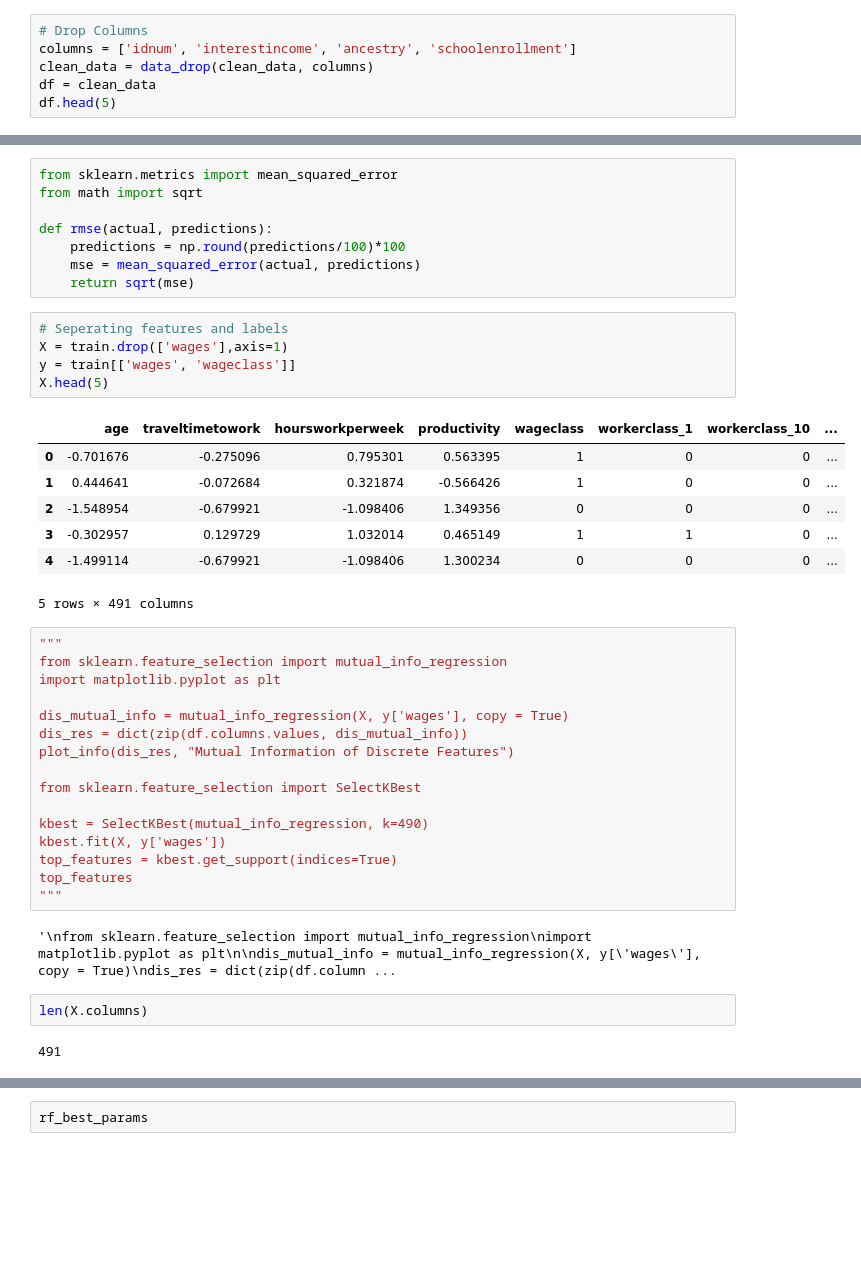
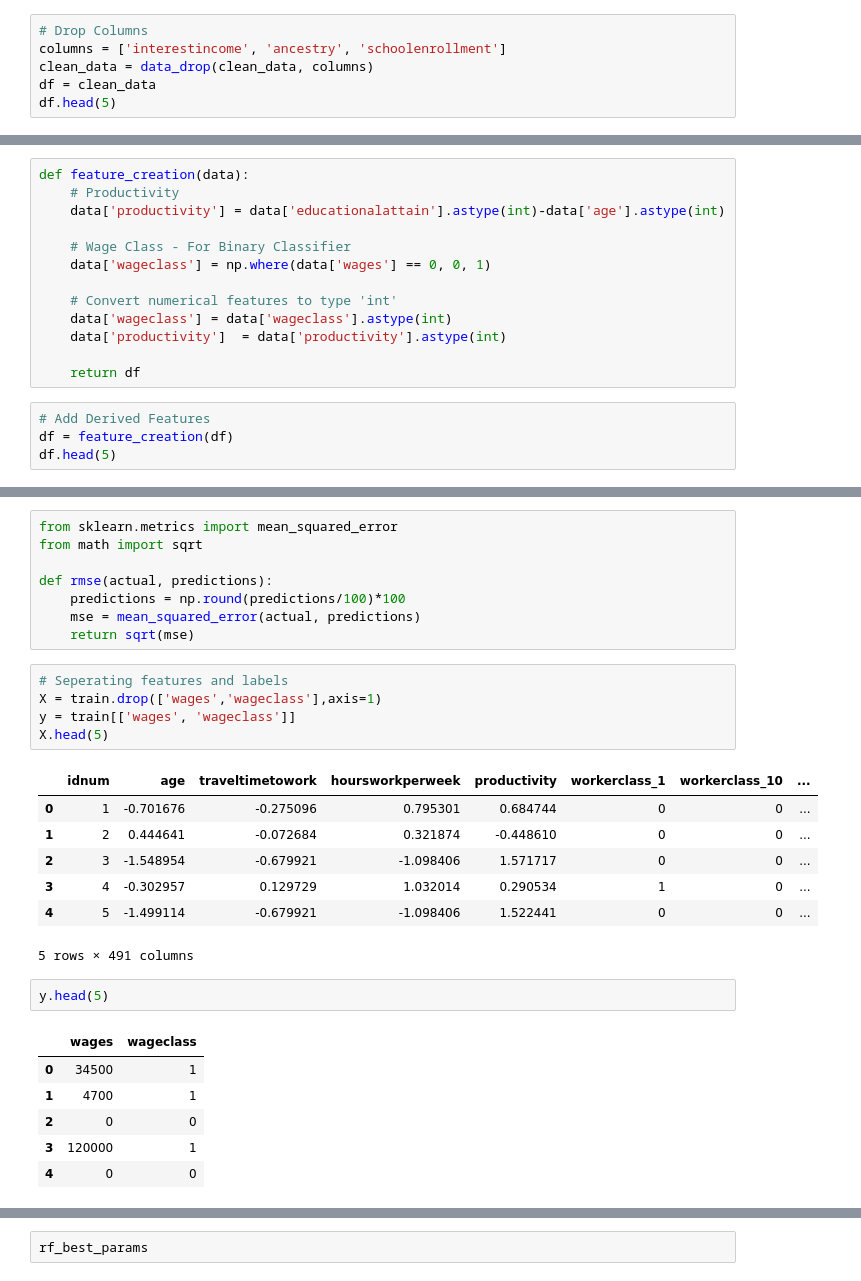
Before and after one commit to akshaytambe/Machine-Learning, a Jupyter notebook: Final Project/apt321_ss11381_ML_Final_Project_HW5.ipynb, the cells around one changed output, grey strips where cells are left out. Drawn from its saved outputs; the diff is of its cells as text; blank space fills up the shorter version.

```diff
--- a/Final Project/apt321_ss11381_ML_Final_Project_HW5.ipynb
+++ b/Final Project/apt321_ss11381_ML_Final_Project_HW5.ipynb
@@ -184,7 +227,7 @@ Based on Information Gain, we drop:
 </div>
 # %%
 # Drop Columns
-columns = ['idnum', 'interestincome', 'ancestry', 'schoolenrollment']
+columns = ['interestincome', 'ancestry', 'schoolenrollment']
 clean_data = data_drop(clean_data, columns)
 df = clean_data
 df.head(5)
@@ -197,0 +254,17 @@ df.head(5)
+# %%
+def feature_creation(data):
+    # Productivity
+    data['productivity'] = data['educationalattain'].astype(int)-data['age'].astype(int)
+
+    # Wage Class - For Binary Classifier
+    data['wageclass'] = np.where(data['wages'] == 0, 0, 1)
+
+    # Convert numerical features to type 'int'
+    data['wageclass'] = data['wageclass'].astype(int)
+    data['productivity']  = data['productivity'].astype(int)
+
+    return df
+# %%
+# Add Derived Features
+df = feature_creation(df)
+df.head(5)
@@ -322,39 +420,26 @@ def rmse(actual, predictions):
     return sqrt(mse)
 # %%
 # Seperating features and labels
-X = train.drop(['wages'],axis=1)
+X = train.drop(['wages','wageclass'],axis=1)
 y = train[['wages', 'wageclass']]
 X.head(5)
 # %% [output]
-|  | age | traveltimetowork | hoursworkperweek | productivity | wageclass | workerclass_1 | workerclass_10 | ... |
-| 0 | -0.701676 | -0.275096 | 0.795301 | 0.563395 | 1 | 0 | 0 | ... |
-| 1 | 0.444641 | -0.072684 | 0.321874 | -0.566426 | 1 | 0 | 0 | ... |
-| 2 | -1.548954 | -0.679921 | -1.098406 | 1.349356 | 0 | 0 | 0 | ... |
-| 3 | -0.302957 | 0.129729 | 1.032014 | 0.465149 | 1 | 1 | 0 | ... |
-| 4 | -1.499114 | -0.679921 | -1.098406 | 1.300234 | 0 | 0 | 0 | ... |
+|  | idnum | age | traveltimetowork | hoursworkperweek | productivity | workerclass_1 | workerclass_10 | ... |
+| 0 | 1 | -0.701676 | -0.275096 | 0.795301 | 0.684744 | 0 | 0 | ... |
+| 1 | 2 | 0.444641 | -0.072684 | 0.321874 | -0.448610 | 0 | 0 | ... |
+| 2 | 3 | -1.548954 | -0.679921 | -1.098406 | 1.571717 | 0 | 0 | ... |
+| 3 | 4 | -0.302957 | 0.129729 | 1.032014 | 0.290534 | 1 | 0 | ... |
+| 4 | 5 | -1.499114 | -0.679921 | -1.098406 | 1.522441 | 0 | 0 | ... |
 5 rows × 491 columns
-# %%
-"""
-from sklearn.feature_selection import mutual_info_regression
-import matplotlib.pyplot as plt
-
-dis_mutual_info = mutual_info_regression(X, y['wages'], copy = True)
-dis_res = dict(zip(df.columns.values, dis_mutual_info))
-plot_info(dis_res, "Mutual Information of Discrete Features")
-
-from sklearn.feature_selection import SelectKBest
-
-kbest = SelectKBest(mutual_info_regression, k=490)
-kbest.fit(X, y['wages'])
-top_features = kbest.get_support(indices=True)
-top_features
-"""
-# %% [output]
-'\nfrom sklearn.feature_selection import mutual_info_regression\nimport matplotlib.pyplot as plt\n\ndis_mutual_info = mutual_info_regression(X, y[\'wages\'], copy = True)\ndis_res = dict(zip(df.column ...
-# %%
-len(X.columns)
-# %% [output]
-491
+# %%
+y.head(5)
+# %% [output]
+|  | wages | wageclass |
+| 0 | 34500 | 1 |
+| 1 | 4700 | 1 |
+| 2 | 0 | 0 |
+| 3 | 120000 | 1 |
+| 4 | 0 | 0 |
 # %%
 from sklearn.model_selection import train_test_split
 
```
Also changed, not shown: parts of 60 cells of this notebook.
